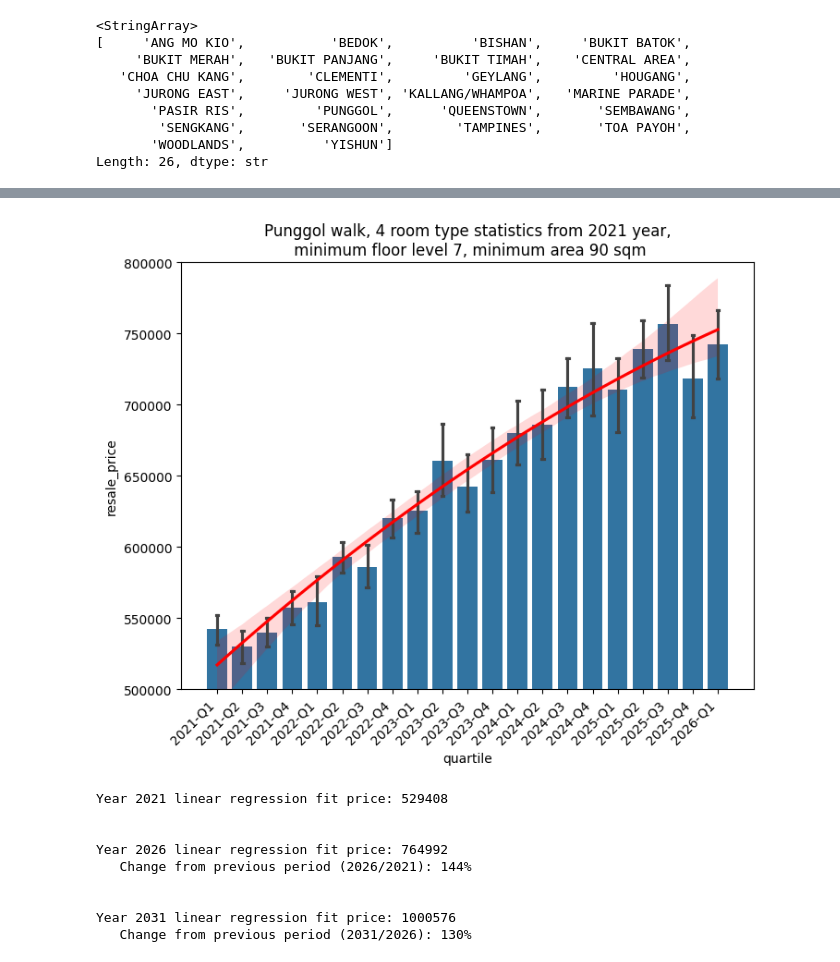
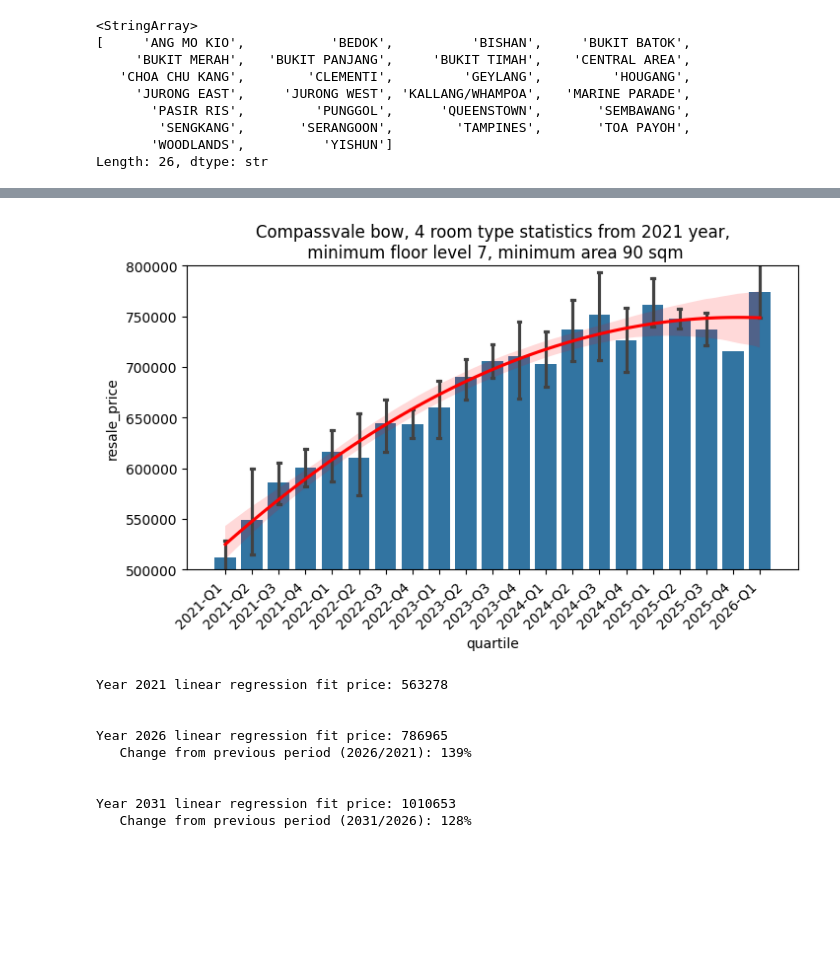
Before and after one commit to AlexMtrskn/property_stats, a Jupyter notebook: property.ipynb, the cells around one changed output, grey strips where cells are left out. Cells and saved outputs as stored; diff of their text form; code cells hidden in the pictures; blank space fills up the shorter version.

```diff
--- a/property.ipynb
+++ b/property.ipynb
@@ -57,15 +57,15 @@ Length: 26, dtype: str
 year_select_from = '2021'
 month_select_from = '01'
 
-#street_name_select = 'COMPASSVALE BOW'
-street_name_select = 'PUNGGOL WALK'
+street_name_select = 'COMPASSVALE BOW'
+#street_name_select = 'PUNGGOL WALK'
 #town_select = 'ANG MO KIO'
 
 storey_range_from = 7
 
 floor_area_from = 90
 
-lease_commence_date_from = 2010
+lease_commence_date_from = 2001
 
 flat_type_select = '4 ROOM' #'2 ROOM', '3 ROOM', '4 ROOM', '5 ROOM', 'EXECUTIVE', '1 ROOM', 'MULTI-GENERATION'
 # %%
@@ -90,26 +90,26 @@ df_select
 # %%
 import seaborn as sns
 import matplotlib.pyplot as plt
 import numpy as np
 from scipy import stats
 
 #stat_quantile = ['month', 12] # month
 stat_quantile = ['quartile', 4] # quartile
 
 df_aggr = df_select.groupby(by = [stat_quantile[0]])['resale_price'].mean()
 
-fig, ax = plt.subplots(figsize=(8, 6))
+fig, ax = plt.subplots(figsize=(8, 4))
 
 sns.barplot(data=df_select, x=stat_quantile[0], y="resale_price", ax=ax, capsize=0.1)#, hue="group_column")
 #sns.lineplot(x='month', y='resale_price', data=df_select, ax=ax, color='red', marker='o')
 sns.regplot(x=np.arange(len(df_aggr)), y=df_aggr, ax=ax, scatter=False,color='red', order=2)
 
 ax.set_ylim(500000, 800000)
 ax.set_title(f'{street_name_select.capitalize()}, {flat_type_select.lower()} type statistics from {year_select_from} year,\n minimum floor level {storey_range_from}, minimum area {floor_area_from} sqm')
 
 plt.xticks(rotation=45, ha='right');
 # %% [output]
-[figure, old version]
+[figure, new version]
 # %%
 ### regression model fit
 
@@ -137,12 +137,12 @@ for i_x, x in enumerate(term.keys()):
         print(f'   Change from previous period ({year}/{term[list(term.keys())[i_x-1]]}): {int(change_pc*100)}%')
     print('\n')
 # %% [output]
-Year 2021 linear regression fit price: 529408
+Year 2021 linear regression fit price: 563278
 
 
-Year 2026 linear regression fit price: 764992
-   Change from previous period (2026/2021): 144%
+Year 2026 linear regression fit price: 786965
+   Change from previous period (2026/2021): 139%
 
 
-Year 2031 linear regression fit price: 1000576
-   Change from previous period (2031/2026): 130%
+Year 2031 linear regression fit price: 1010653
+   Change from previous period (2031/2026): 128%
```
Also changed, not shown: parts of 1 cell of this notebook.
